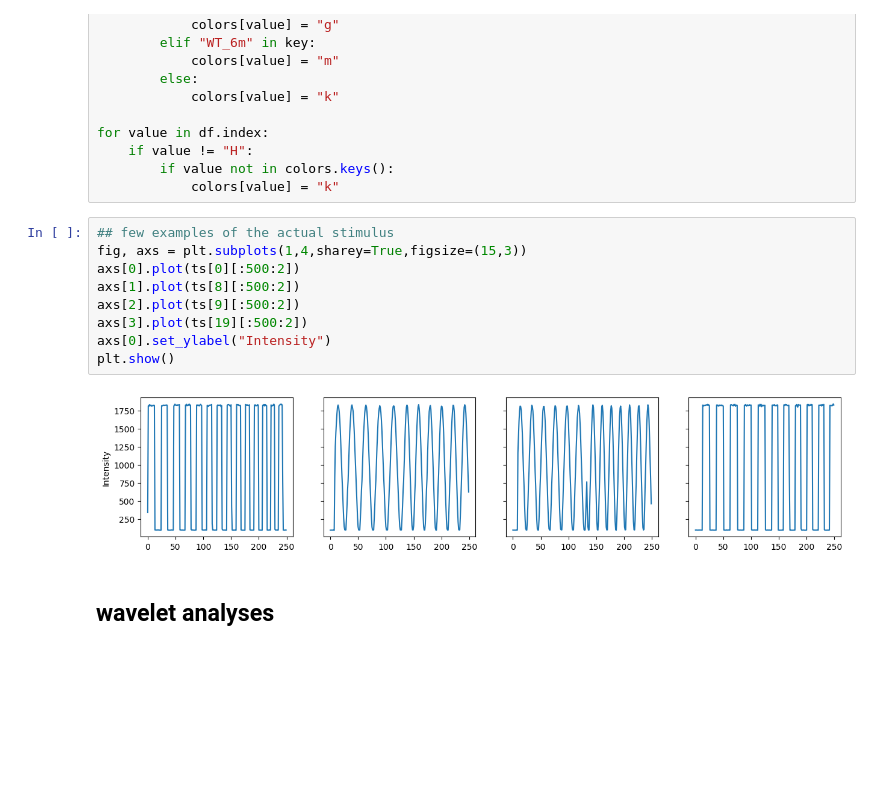
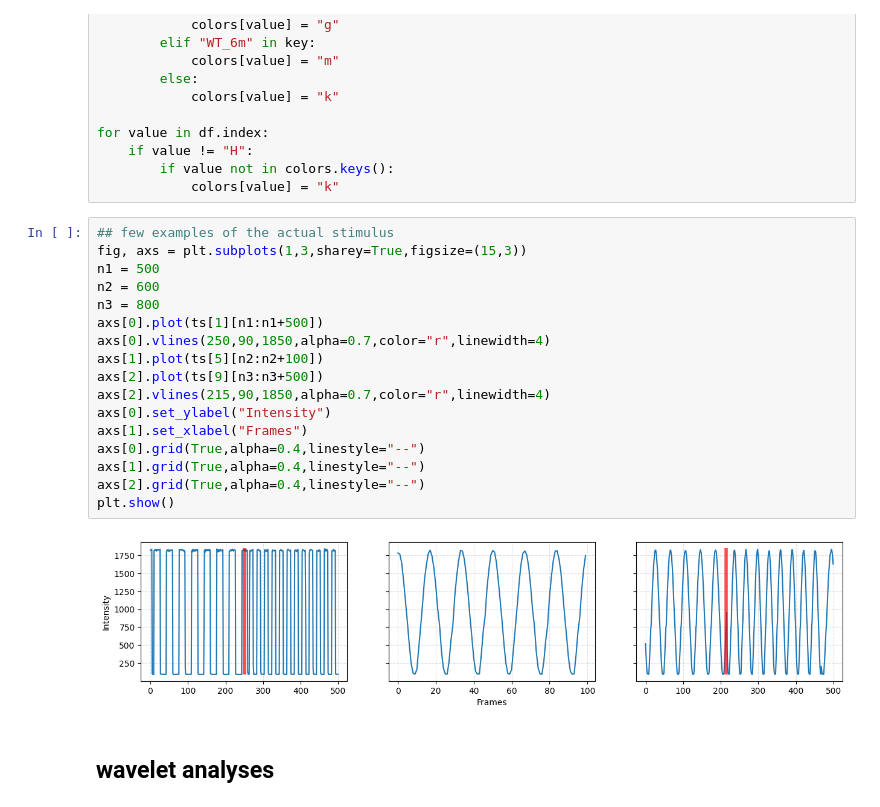
Before and after one commit to gustavo-cornejo/fbm_based_uERG_analysis, a Jupyter notebook: 1D_ind_sin_analyses/analyses.ipynb, the cells around one changed output. Saved outputs shown, nothing was run; the diff lists cells and outputs as text; blank space fills up the shorter version.

```diff
--- a/1D_ind_sin_analyses/analyses.ipynb
+++ b/1D_ind_sin_analyses/analyses.ipynb
@@ -90,15 +90,23 @@ for value in df.index:
             colors[value] = "k"
 # %%
 ## few examples of the actual stimulus
-fig, axs = plt.subplots(1,4,sharey=True,figsize=(15,3))
-axs[0].plot(ts[0][:500:2])
-axs[1].plot(ts[8][:500:2])
-axs[2].plot(ts[9][:500:2])
-axs[3].plot(ts[19][:500:2])
+fig, axs = plt.subplots(1,3,sharey=True,figsize=(15,3))
+n1 = 500
+n2 = 600
+n3 = 800
+axs[0].plot(ts[1][n1:n1+500])
+axs[0].vlines(250,90,1850,alpha=0.7,color="r",linewidth=4)
+axs[1].plot(ts[5][n2:n2+100])
+axs[2].plot(ts[9][n3:n3+500])
+axs[2].vlines(215,90,1850,alpha=0.7,color="r",linewidth=4)
 axs[0].set_ylabel("Intensity")
+axs[1].set_xlabel("Frames")
+axs[0].grid(True,alpha=0.4,linestyle="--")
+axs[1].grid(True,alpha=0.4,linestyle="--")
+axs[2].grid(True,alpha=0.4,linestyle="--")
 plt.show()
 # %% [output]
-[figure, old version]
+[figure, new version]
 # %% [markdown]
 ## wavelet analyses
 # %%
```
Also changed, not shown: parts of 10 cells of this notebook, 3 other files.
